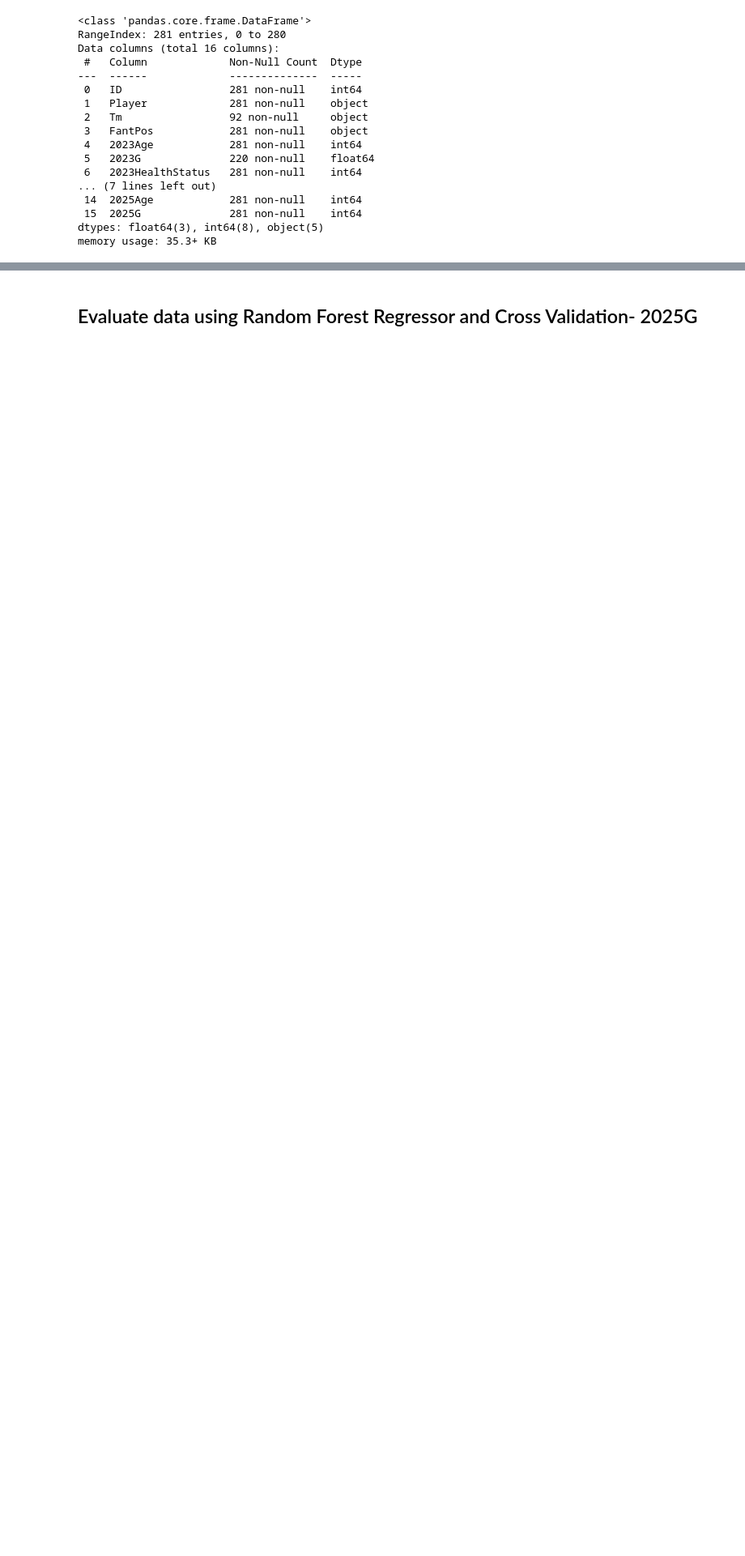
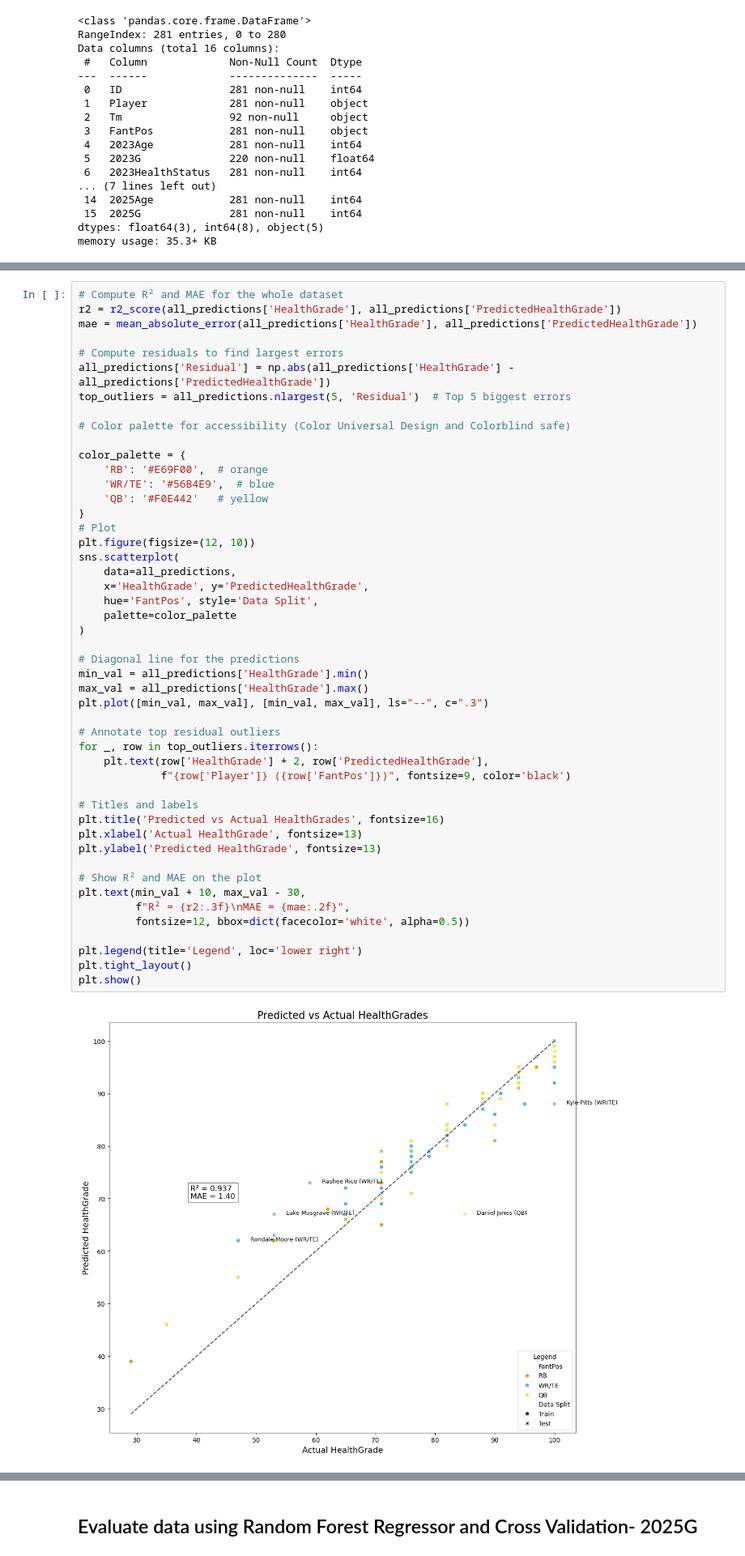
Before and after one commit to MoonData21/NFL_PlayersHealthProject, a Jupyter notebook: FootballProjectedGames.ipynb, the cells around one changed output, grey strips where cells are left out. Shown: that part at 81% size. Saved outputs shown, nothing was run; the diff lists cells and outputs as text; blank space fills up the shorter version.

```diff
--- a/FootballProjectedGames.ipynb
+++ b/FootballProjectedGames.ipynb
@@ -193 +233,51 @@ Health Metrics by Position:
+# %%
+# Compute R² and MAE for the whole dataset
+r2 = r2_score(all_predictions['HealthGrade'], all_predictions['PredictedHealthGrade'])
+mae = mean_absolute_error(all_predictions['HealthGrade'], all_predictions['PredictedHealthGrade'])
+
+# Compute residuals to find largest errors
+all_predictions['Residual'] = np.abs(all_predictions['HealthGrade'] - all_predictions['PredictedHealthGrade'])
+top_outliers = all_predictions.nlargest(5, 'Residual')  # Top 5 biggest errors
+
+# Color palette for accessibility (Color Universal Design and Colorblind safe)
+
+color_palette = {
+    'RB': '#E69F00',  # orange
+    'WR/TE': '#56B4E9',  # blue
+    'QB': '#F0E442'   # yellow
+}
+# Plot
+plt.figure(figsize=(12, 10))
+sns.scatterplot(
+    data=all_predictions,
+    x='HealthGrade', y='PredictedHealthGrade',
+    hue='FantPos', style='Data Split',
+    palette=color_palette
+)
+
+# Diagonal line for the predictions
+min_val = all_predictions['HealthGrade'].min()
+max_val = all_predictions['HealthGrade'].max()
+plt.plot([min_val, max_val], [min_val, max_val], ls="--", c=".3")
+
+# Annotate top residual outliers
+for _, row in top_outliers.iterrows():
+    plt.text(row['HealthGrade'] + 2, row['PredictedHealthGrade'],
+             f"{row['Player']} ({row['FantPos']})", fontsize=9, color='black')
+
+# Titles and labels
+plt.title('Predicted vs Actual HealthGrades', fontsize=16)
+plt.xlabel('Actual HealthGrade', fontsize=13)
+plt.ylabel('Predicted HealthGrade', fontsize=13)
+
+# Show R² and MAE on the plot
+plt.text(min_val + 10, max_val - 30,
+         f"R² = {r2:.3f}\nMAE = {mae:.2f}",
+         fontsize=12, bbox=dict(facecolor='white', alpha=0.5))
+
+plt.legend(title='Legend', loc='lower right')
+plt.tight_layout()
+plt.show()
+# %% [output]
+[figure, added]
 # %% [markdown]
```
Also changed, not shown: parts of 15 cells of this notebook.
